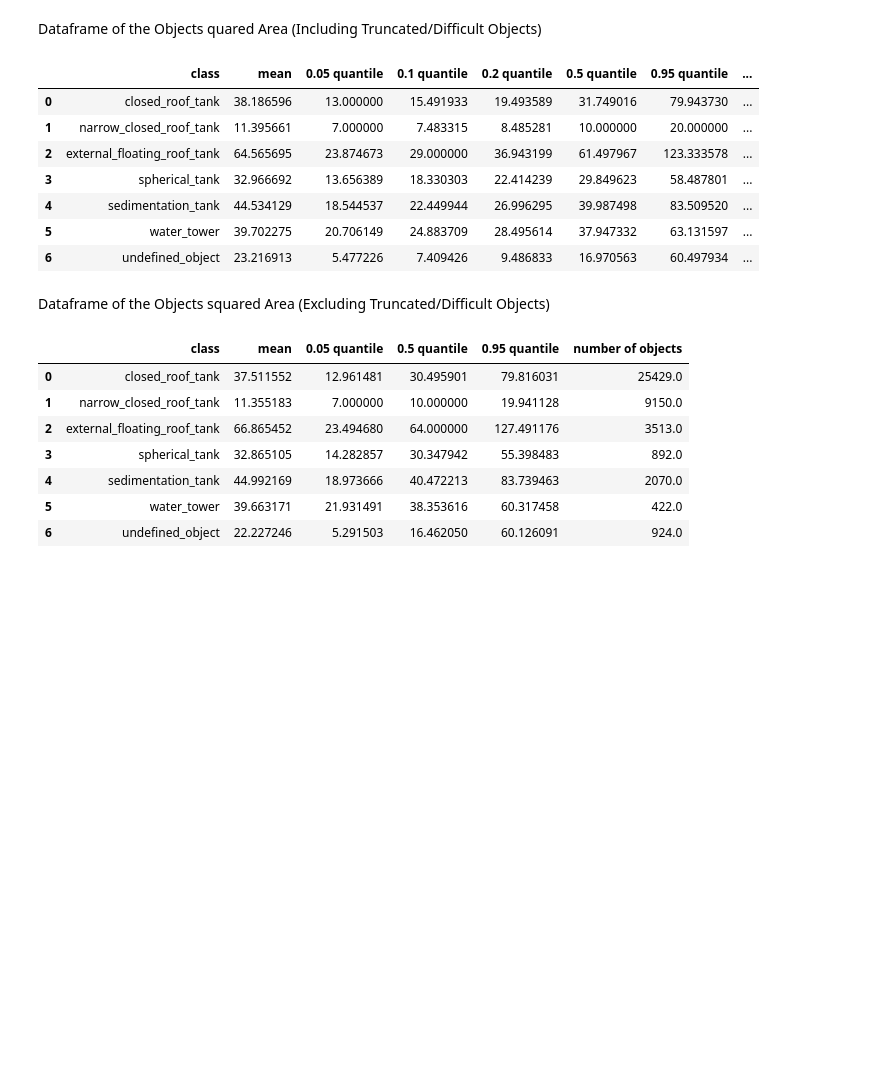
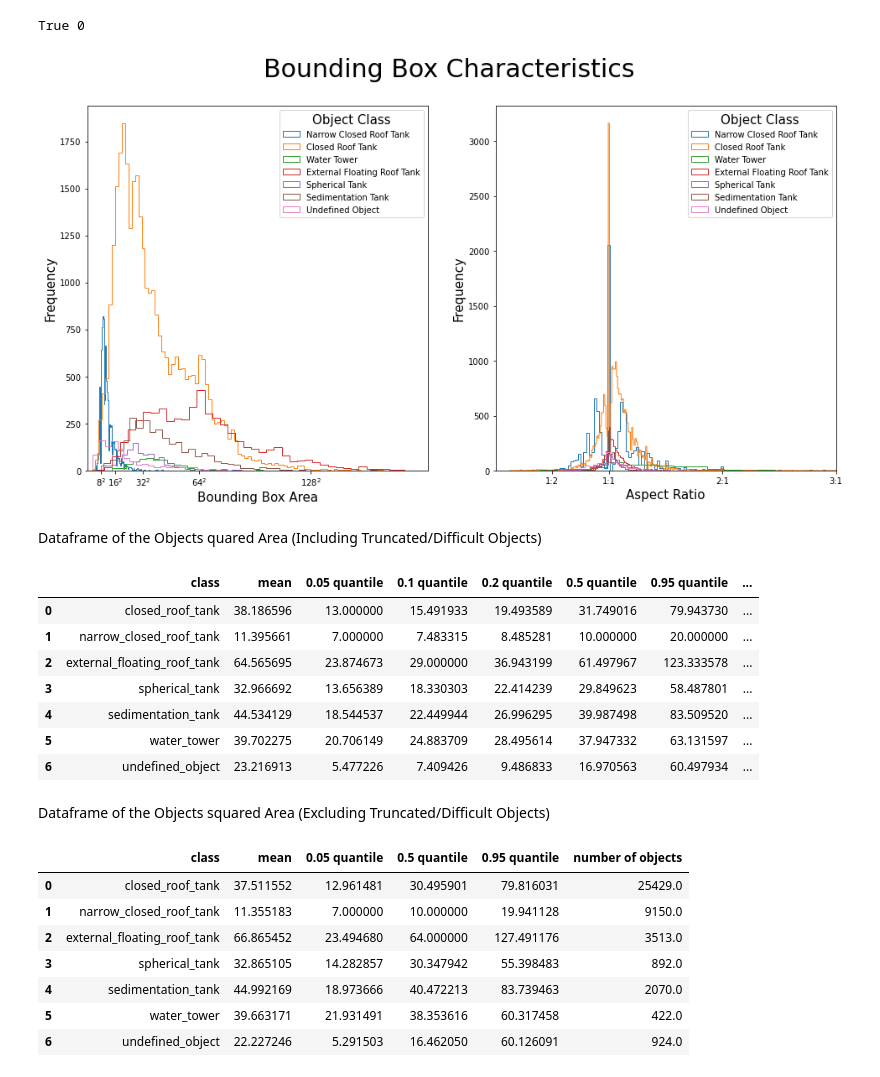
Before and after one commit to celinerobi/ast_object_detection_public, a Jupyter notebook: object_detection/bounding_box_size.ipynb, the cells around one changed output. Saved outputs shown, nothing was run; the diff lists cells and outputs as text; code cells hidden in the pictures; blank space fills up the shorter version.

```diff
--- a/object_detection/bounding_box_size.ipynb
+++ b/object_detection/bounding_box_size.ipynb
@@ -163,3 +146,50 @@ False 0
+# %%
+fig, ax = plt.subplots(1,2, figsize=(16,8))
+
+print(keep_difficult_input[counter], box_remove_input[counter])
+area_dict, area_sqrt_dict, aspect_ratio_dict = area_and_aspect_ratio(parent_dir, img_ids, anno_dir, keep_difficult = keep_difficult_input[counter], bbox_remove = box_remove_input[counter])
+#ax[0,0].set_xscale('log')
+ax[0].hist(area_sqrt_dict["narrow_closed_roof_tank"],  bins='auto', stacked=True,fill=False,histtype='step', label = "Narrow Closed Roof Tank")
+ax[0].hist(area_sqrt_dict["closed_roof_tank"],  bins='auto', stacked=True, fill=False, histtype='step', label = "Closed Roof Tank")
+ax[0].hist(area_sqrt_dict["water_tower"],  bins='auto', stacked=True, fill=False,  histtype='step' ,label = "Water Tower")
+ax[0].hist(area_sqrt_dict["external_floating_roof_tank"],  bins='auto', stacked=True, fill=False, histtype='step', label = "External Floating Roof Tank")
+ax[0].hist(area_sqrt_dict["spherical_tank"],  bins='auto', stacked=True, fill=False, histtype='step', label = "Spherical Tank")
+ax[0].hist(area_sqrt_dict["sedimentation_tank"],  bins='auto', stacked=True, fill=False, histtype='step', label = "Sedimentation Tank")
+ax[0].hist(area_sqrt_dict["undefined_object"],  bins='auto', stacked=True, fill=False, histtype='step', label = "Undefined Object")
+ax[0].legend(prop={'size': 10},fontsize=10, title_fontsize=15, title = 'Object Class')
+ax[0].set_ylabel('Frequency', fontsize=15)
+ax[0].set_xlim(0,195)
+xticks = [8,16,32,64,128]
+ax[0].set_xticks(xticks)
+labels = ['$8^{2}$','$16^{2}$','$32^{2}$','$64^{2}$','$128^{2}$']
+ax[0].set_xticklabels((labels), fontsize=10)
+ax[0].set_xlabel('Bounding Box Area', fontsize=15)
+
+
+
+ax[1].hist(aspect_ratio["narrow_closed_roof_tank"],  bins='auto', stacked=True,fill=False,histtype='step', label = "Narrow Closed Roof Tank")
+ax[1].hist(aspect_ratio["closed_roof_tank"],  bins='auto', stacked=True, fill=False, histtype='step', label = "Closed Roof Tank")
+ax[1].hist(aspect_ratio["water_tower"],  bins='auto', stacked=True, fill=False,  histtype='step' ,label = "Water Tower")
+ax[1].hist(aspect_ratio["external_floating_roof_tank"],  bins='auto', stacked=True, fill=False, histtype='step', label = "External Floating Roof Tank")
+ax[1].hist(aspect_ratio["spherical_tank"],  bins='auto', stacked=True, fill=False, histtype='step', label = "Spherical Tank")
+ax[1].hist(aspect_ratio["sedimentation_tank"],  bins='auto', stacked=True, fill=False, histtype='step', label = "Sedimentation Tank")
+ax[1].hist(aspect_ratio["undefined_object"],  bins='auto', stacked=True, fill=False, histtype='step', label = "Undefined Object")
+ax[1].legend(prop={'size': 10},fontsize=10, title_fontsize=15, title = 'Object Class')
+ax[1].set_ylabel('Frequency', fontsize=15)
+ax[1].set_xlim(0,3)
+xticks = [0.5,1,2,3]
+ax[1].set_xticks(xticks)
+labels = ['1:2','1:1','2:1','3:1']
+ax[1].set_xticklabels((labels), fontsize=10)
+ax[1].set_xlabel('Aspect Ratio', fontsize=15)
+
+# Plot formatting
+plt.suptitle('Bounding Box Characteristics', fontsize= 30)
+#plt.show()
+plt.savefig('bounding_box_characteristics.png')
+# %% [output]
+True 0
+[figure, added]
 # %%
 area_dict, area_sqrt_dict, aspect_ratio_dict = area_and_aspect_ratio(parent_dir, img_ids, anno_dir,
                                                                      keep_difficult = True,
```
Also changed, not shown: parts of 8 cells of this notebook.
